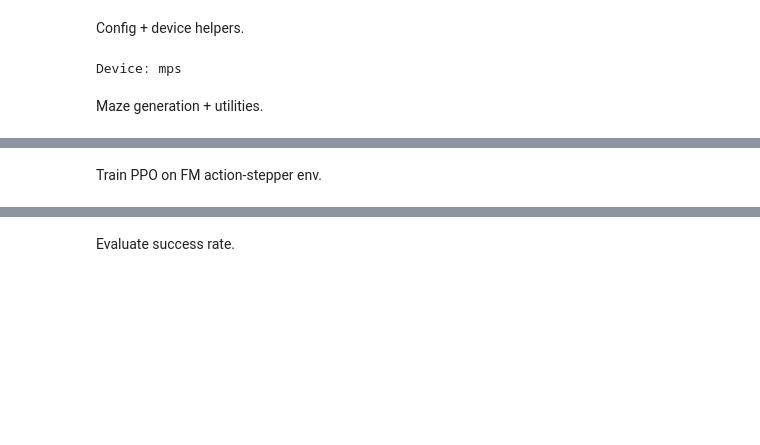
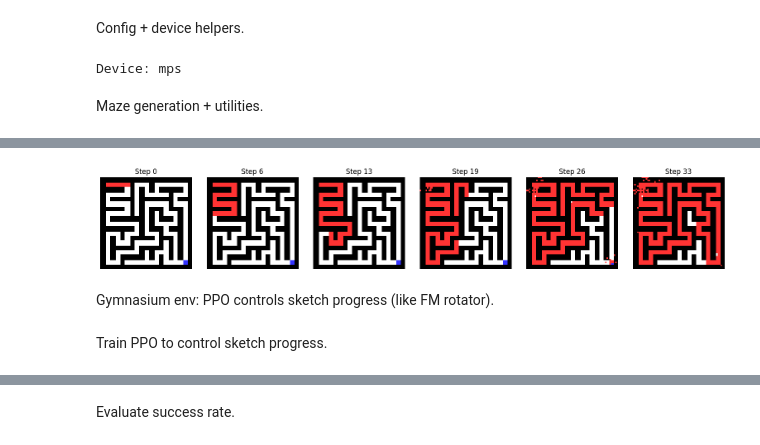
Before and after one commit to mashathepotato/visual-reasoning, a Jupyter notebook: notebooks/pipeline_maze.ipynb, the cells around one changed output, grey strips where cells are left out. Saved outputs shown, nothing was run; the diff lists cells and outputs as text; code cells hidden in the pictures; blank space fills up the shorter version.

```diff
--- a/notebooks/pipeline_maze.ipynb
+++ b/notebooks/pipeline_maze.ipynb
@@ -349 +375,59 @@ Gymnasium env: PPO chooses actions, FM stepper renders the red path. Agent posit
+# %%
+@torch.no_grad()
+def rollout_sketch(model: nn.Module, cond: torch.Tensor, steps: int, device: torch.device):
+    model.eval()
+    b, _, h, w = cond.shape
+    trace = torch.zeros((b, 1, h, w), device=device)
+    frames = []
+    for i in range(steps):
+        t = torch.tensor([[i / max(1, steps - 1)]], device=device)
+        delta = model(trace, cond, t)
+        trace = (trace + delta).clamp(0.0, 1.0)
+        frames.append(trace.detach().cpu())
+    return frames
+
+
+def compose_rgb(cond: np.ndarray, trace: Optional[np.ndarray] = None) -> np.ndarray:
+    walls = cond[0]
+    start = cond[1]
+    goal = cond[2]
+    h, w = walls.shape
+    img = np.ones((h, w, 3), dtype=np.float32)
+    img[walls > 0.5] = 0.0
+    img[start > 0.5] = np.array([0.2, 1.0, 0.2])
+    img[goal > 0.5] = np.array([0.2, 0.2, 1.0])
+    if trace is not None:
+        img[trace > 0.5] = np.array([1.0, 0.2, 0.2])
+    return img
+
+
+# sample maze + path
+rng = random.Random(42)
+grid = generate_maze(MAZE_CELLS, MAZE_CELLS, rng)
+start = (1, 1)
+goal = (grid.shape[0] - 2, grid.shape[1] - 2)
+path = bfs_shortest_path(grid, start, goal)
+frames_gt = segment_frames_from_path(path)
+
+cond_img = build_cond(grid, start, goal, IMG_SIZE)
+cond_t = cond_img.unsqueeze(0).to(DEVICE)
+
+frames = rollout_sketch(sketcher, cond_t, steps=len(frames_gt), device=DEVICE)
+
+idxs = np.linspace(0, len(frames) - 1, num=min(6, len(frames)), dtype=int)
+fig, axes = plt.subplots(1, len(idxs), figsize=(2.6 * len(idxs), 2.6))
+if len(idxs) == 1:
+    axes = [axes]
+for ax, i in zip(axes, idxs):
+    trace = frames[i][0, 0].numpy()
+    img = compose_rgb(cond_img.numpy(), trace=trace)
+    ax.imshow(img)
+    ax.set_title(f"Step {i}")
+    ax.axis("off")
+plt.tight_layout()
+plt.show()
+# %% [output]
+[figure, added]
+# %% [markdown]
+Gymnasium env: PPO controls sketch progress (like FM rotator).
 # %%
@@ -467,8 +533,8 @@ class MazeEnvFMAction(gym.Env):
         truncated = self.step_count >= self.max_steps
 
         return self._obs(), float(reward), terminated, truncated, {}
-# %% [markdown]
-Train PPO on FM action-stepper env.
+# %% [markdown]
+Train PPO to control sketch progress.
 # %%
 set_seed(0)
 
```
Also changed, not shown: parts of 21 cells of this notebook, 4 other files.
